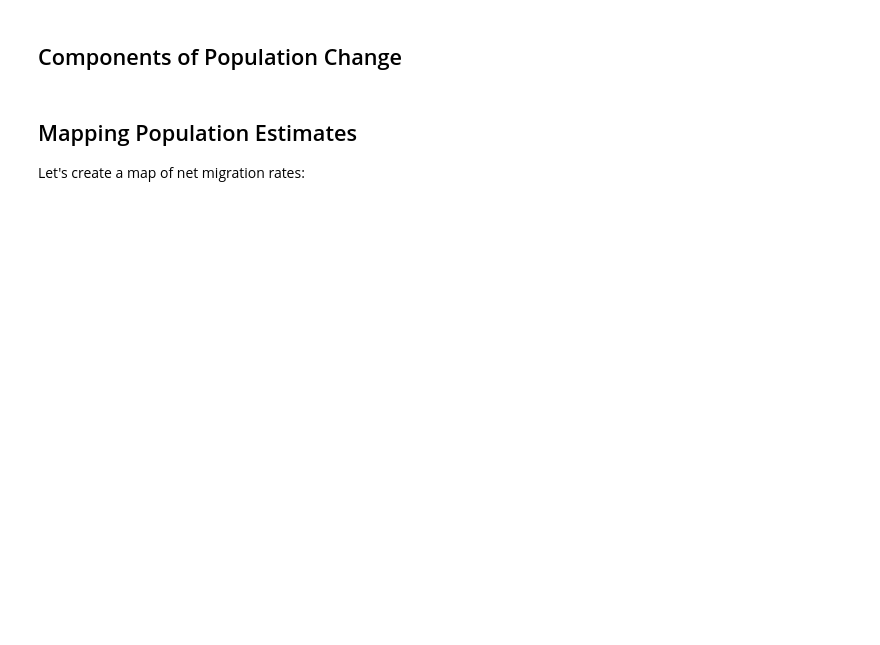
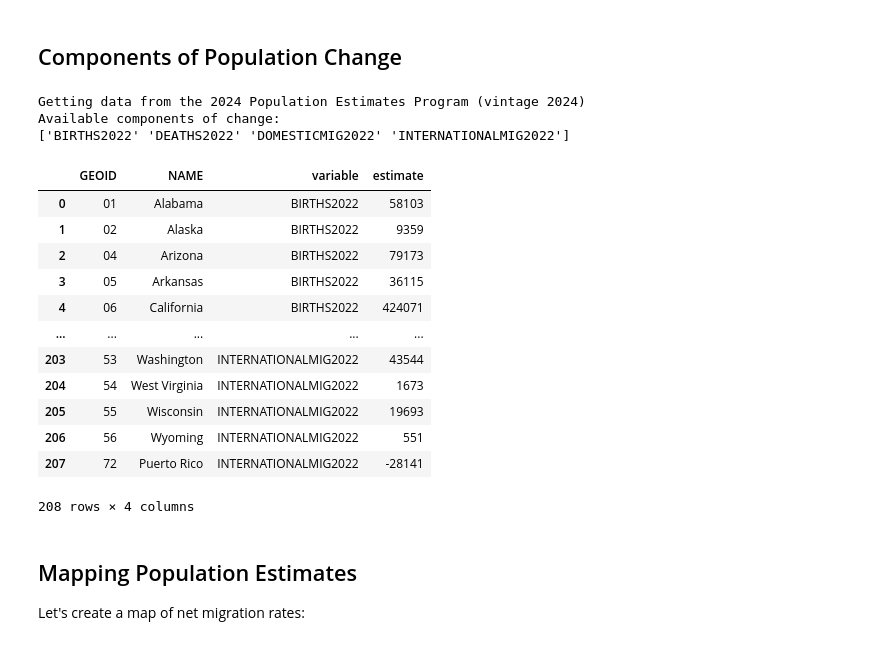
Before and after one commit to mmann1123/pytidycensus, a Jupyter notebook: examples/04_other_datasets.ipynb, the cells around one changed output. Saved outputs shown, nothing was run; the diff lists cells and outputs as text; code cells hidden in the pictures; blank space fills up the shorter version.

```diff
--- a/examples/04_other_datasets.ipynb
+++ b/examples/04_other_datasets.ipynb
@@ -37,13 +43,31 @@ Exception: Failed to retrieve population estimates: Failed to fetch data from Ce
 # %%
 # Get components of change data
 us_components = tc.get_estimates(
     geography="state",
     variables=["BIRTHS", "DEATHS", "DOMESTICMIG", "INTERNATIONALMIG"],
     year=2022
 )
 
 print("Available components of change:")
 print(us_components['variable'].unique())
+us_components
+# %% [output]
+Getting data from the 2024 Population Estimates Program (vintage 2024)
+Available components of change:
+['BIRTHS2022' 'DEATHS2022' 'DOMESTICMIG2022' 'INTERNATIONALMIG2022']
+|  | GEOID | NAME | variable | estimate |
+| 0 | 01 | Alabama | BIRTHS2022 | 58103 |
+| 1 | 02 | Alaska | BIRTHS2022 | 9359 |
+| 2 | 04 | Arizona | BIRTHS2022 | 79173 |
+| 3 | 05 | Arkansas | BIRTHS2022 | 36115 |
+| 4 | 06 | California | BIRTHS2022 | 424071 |
+| ... | ... | ... | ... | ... |
+| 203 | 53 | Washington | INTERNATIONALMIG2022 | 43544 |
+| 204 | 54 | West Virginia | INTERNATIONALMIG2022 | 1673 |
+| 205 | 55 | Wisconsin | INTERNATIONALMIG2022 | 19693 |
+| 206 | 56 | Wyoming | INTERNATIONALMIG2022 | 551 |
+| 207 | 72 | Puerto Rico | INTERNATIONALMIG2022 | -28141 |
+208 rows × 4 columns
 # %% [markdown]
 ## Mapping Population Estimates
 
```
Also changed, not shown: parts of 3 cells of this notebook, 4 other files.
